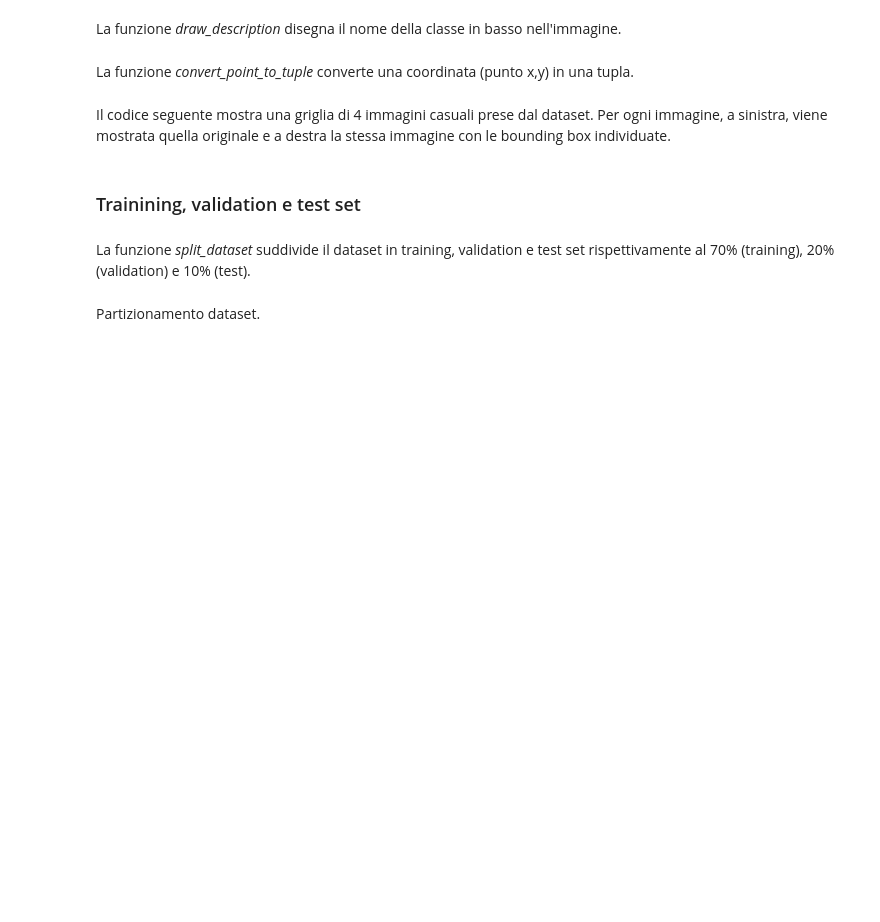
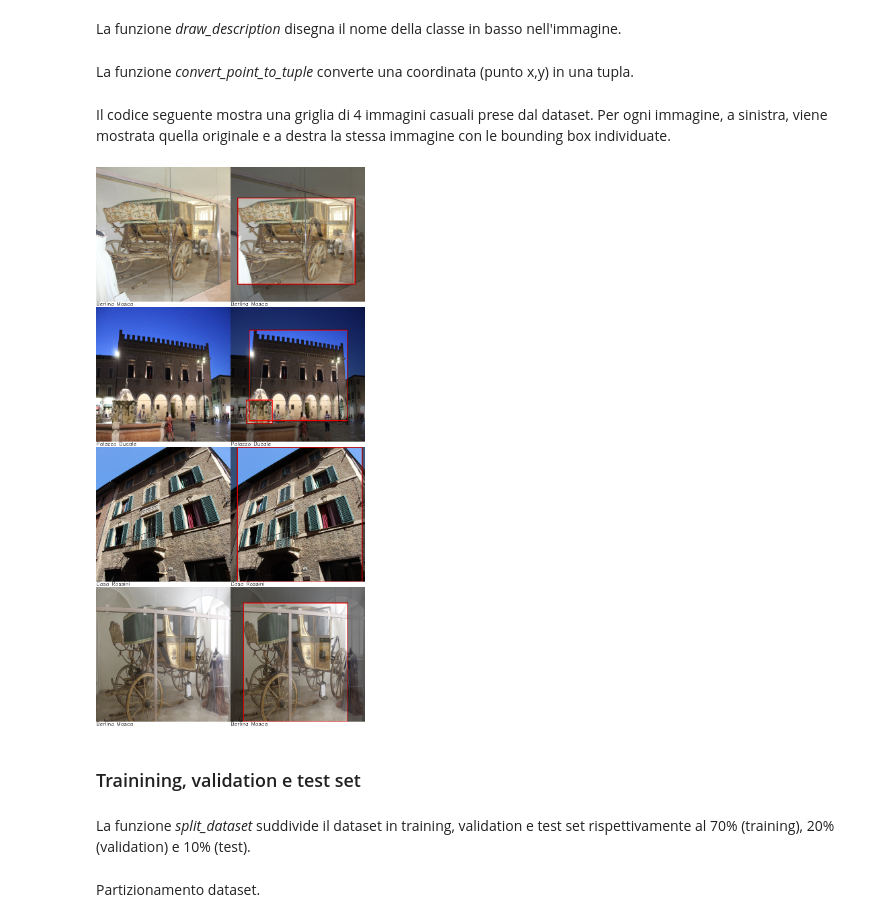
Before and after one commit to lollopagno/CulturalHeritage, a Jupyter notebook: notebook-jupyter/Faster_R_CNN.ipynb, the cells around one changed output. Cells and saved outputs as stored; diff of their text form; code cells hidden in the pictures; blank space fills up the shorter version.

Commit message:
Initialized training

```diff
--- a/notebook-jupyter/Faster_R_CNN.ipynb
+++ b/notebook-jupyter/Faster_R_CNN.ipynb
@@ -222,6 +211,17 @@ def get_transform(train):
   else:
       return A.Compose([ToTensorV2(p=1.0)],
                        bbox_params={'format': 'pascal_voc', 'label_fields': ['labels']})
+# %%
+def get_transform(train):
+
+  r"""
+  FUNZIONE TEMPORANEA UTILIZZATA PER BUG IN ALBUMENTATION
+  """
+  transforms = []
+  transforms.append(T.ToTensor())
+  if train:
+      transforms.append(T.RandomHorizontalFlip(0.5))
+  return T.Compose(transforms)
 # %% [markdown]
 Per ogni etichetta, verrà creata un'istanza della classe *DatasetCulturalHeritage*
 # %%
@@ -337,9 +346,11 @@ La funzione *split_directory* permette di formattare il testo dato in input sull
 # %%
 def split_directory(title):
     r"""
-    Split text of the directory
-    :param title: text to split
-    :return: text with the tabulations
+    Split text of the directory.
+
+    :param title: text to split.
+
+    :return: text with the tabulations.
     """
 
     title = title[0].upper() + title[1:]
@@ -414,9 +424,10 @@ La funzione *stack_images* permette di mostrare una lista orizzontale e/o vertic
 def stack_images(scale, img_array):
     r"""
     Stack the images based on the number of them by rows and columns.
-    Resize the images.
+
     :param scale: scale factor.
     :param img_array: array of images.
+
     :return: array of images to show.
     """
 
@@ -470,9 +481,11 @@ La funzione *draw_description* disegna il nome della classe in basso nell'immagi
 def draw_description(img, text):
     r"""
     Draw description image.
-    :param text: image description
-    :param img: image in which to insert the descrition
-    :return: image with description
+
+    :param text: image description.
+    :param img: image in which to insert the descrition.
+
+    :return: image with description.
     """
 
     bottom = int(0.04 * img.shape[0])
@@ -502,7 +515,7 @@ labels_to_show.append(random.randint(0, len(dirs) - 1))
 labels_to_show.append(random.randint(0, len(dirs) - 1))
 labels_to_show.append(random.randint(0, len(dirs) - 1))
 
-for i in range(0, 4):
+for i in range(4):
     alpha = 0.5
     bounding_box_list.clear()
 
@@ -529,33 +542,35 @@ for i in range(0, 4):
     imgs_read_list.append(img_original)
 
     # Mask
     mask = np.zeros_like(img_read[:, :, 0])
 
     for j, box in enumerate(bounding_box_list):
         # Draw rectangle
         cv.rectangle(img_read, convert_point_to_tuple(box[0]), convert_point_to_tuple(box[1]), (0, 0, 255), 5)
 
         polygon = np.array([[bounding_box_list[j][0]], [[bounding_box_list[j][1][0],
                             bounding_box_list[j][0][1]]], [bounding_box_list[j][1]],
                             [[bounding_box_list[j][0][0], bounding_box_list[j][1][1]]]])
 
         cv.fillConvexPoly(mask, polygon, 1)
 
     # Get polygon
     img = cv.bitwise_and(img_read, img_read, mask=mask)
     img = cv.addWeighted(img_read.copy(), alpha, img, 1 - alpha, 0)
     img = cv.resize(img, (400, 400))
     imgs_list.append(img)
 
     title_images_list.append(class_label.label_name)
 
 
 imgs_stack = stack_images(1, ([draw_description(imgs_read_list[0], title_images_list[0]), draw_description(imgs_list[0], title_images_list[0])],
                               [draw_description(imgs_read_list[1], title_images_list[1]), draw_description(imgs_list[1], title_images_list[1])],
                               [draw_description(imgs_read_list[2], title_images_list[2]), draw_description(imgs_list[2], title_images_list[2])],
                               [draw_description(imgs_read_list[3], title_images_list[3]), draw_description(imgs_list[3], title_images_list[3])]))
 
 cv2_imshow(imgs_stack)
+# %% [output]
+[figure, added]
 # %% [markdown]
 ### Trainining, validation e test set
 # %% [markdown]
```
Also changed, not shown: parts of 20 cells of this notebook.
